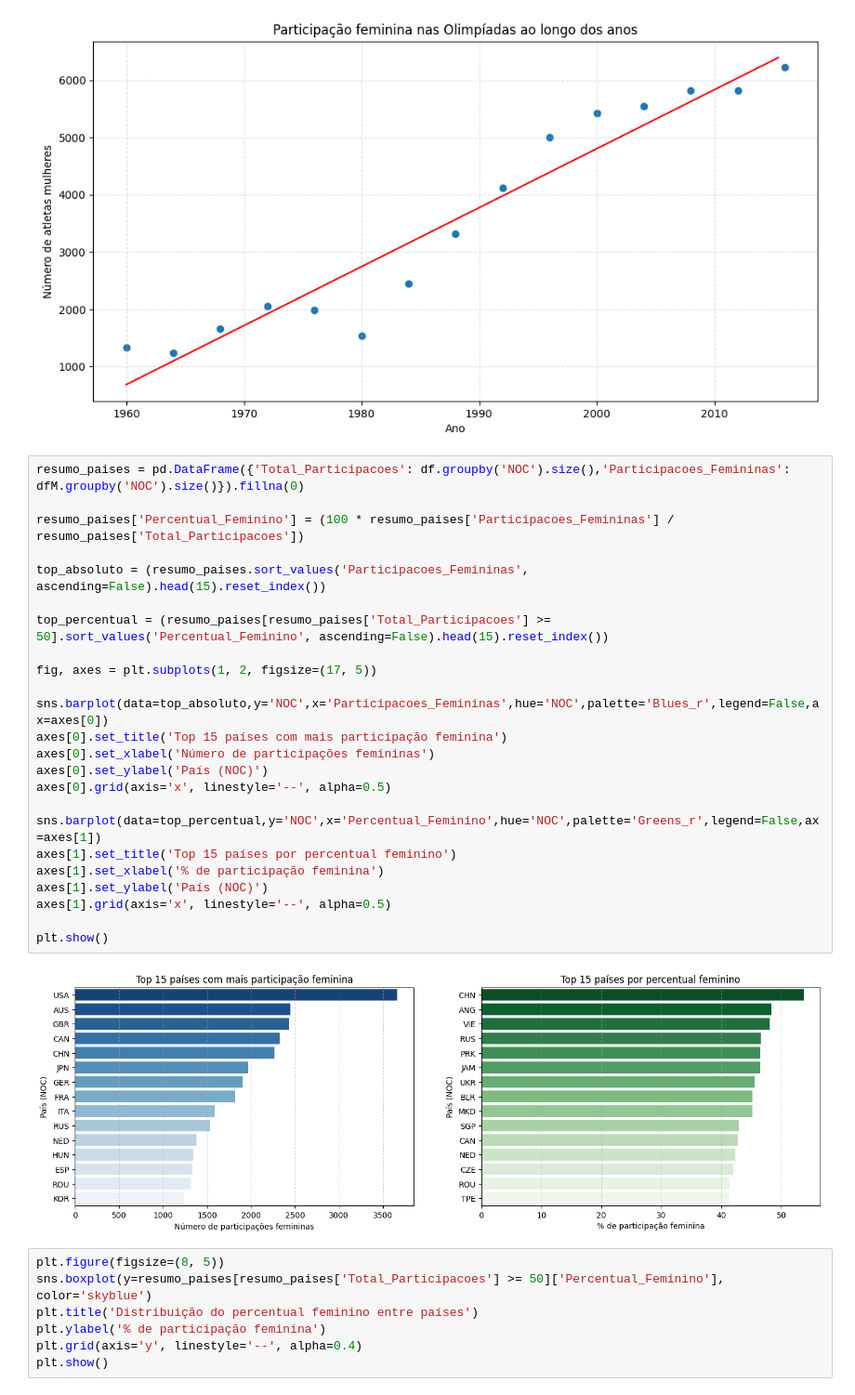
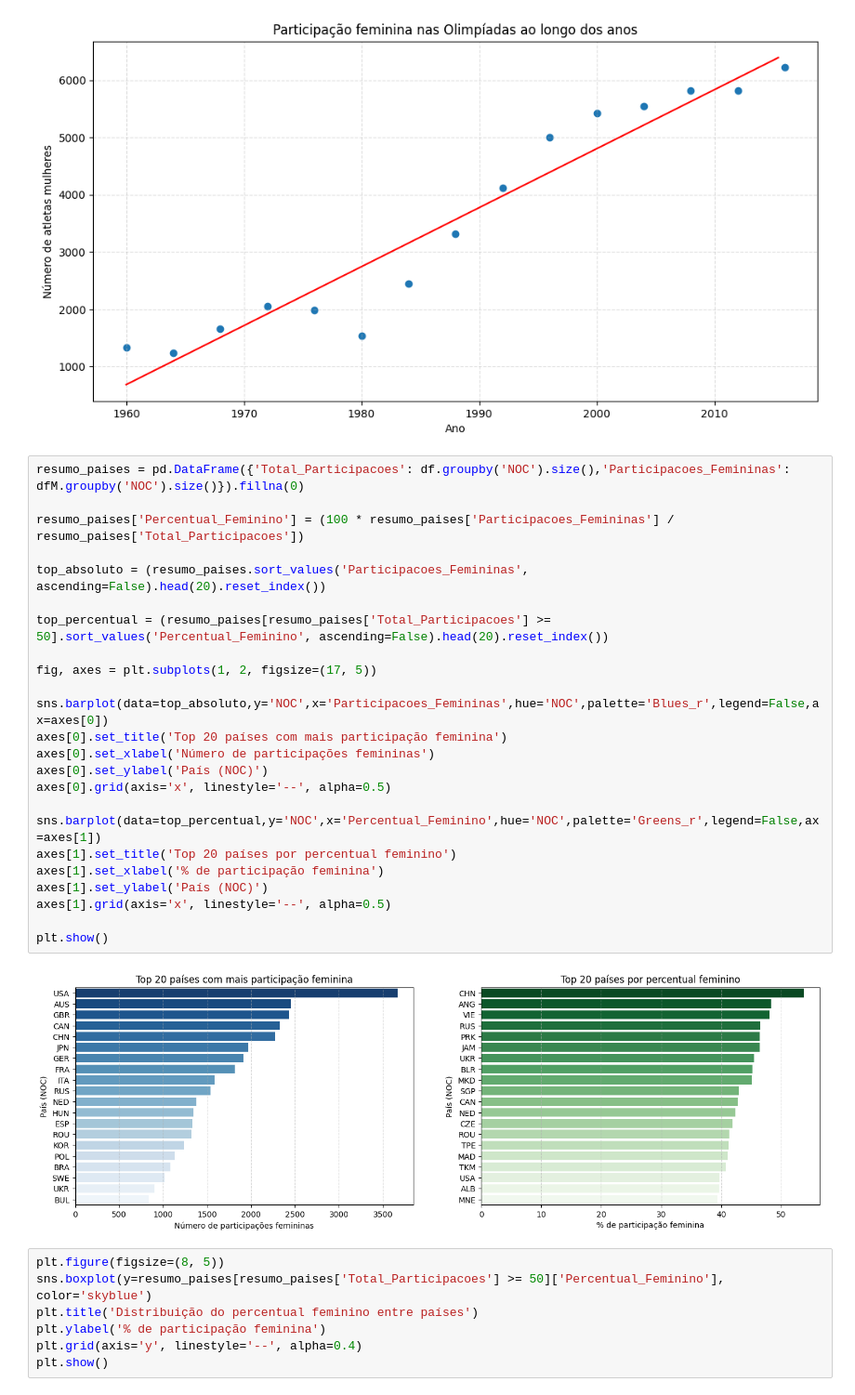
Before and after one commit to ClaraCaldas/Projeto-ICD, a Jupyter notebook: analiseFeminina.ipynb, the cells around one changed output. Shown at 93% size. Saved outputs shown, nothing was run; the diff lists cells and outputs as text.

```diff
--- a/analiseFeminina.ipynb
+++ b/analiseFeminina.ipynb
@@ -90,29 +90,29 @@ show_regression(x, y, a, b)
 # %%
 resumo_paises = pd.DataFrame({'Total_Participacoes': df.groupby('NOC').size(),'Participacoes_Femininas': dfM.groupby('NOC').size()}).fillna(0)
 
 resumo_paises['Percentual_Feminino'] = (100 * resumo_paises['Participacoes_Femininas'] / resumo_paises['Total_Participacoes'])
 
-top_absoluto = (resumo_paises.sort_values('Participacoes_Femininas', ascending=False).head(15).reset_index())
+top_absoluto = (resumo_paises.sort_values('Participacoes_Femininas', ascending=False).head(20).reset_index())
 
-top_percentual = (resumo_paises[resumo_paises['Total_Participacoes'] >= 50].sort_values('Percentual_Feminino', ascending=False).head(15).reset_index())
+top_percentual = (resumo_paises[resumo_paises['Total_Participacoes'] >= 50].sort_values('Percentual_Feminino', ascending=False).head(20).reset_index())
 
 fig, axes = plt.subplots(1, 2, figsize=(17, 5))
 
 sns.barplot(data=top_absoluto,y='NOC',x='Participacoes_Femininas',hue='NOC',palette='Blues_r',legend=False,ax=axes[0])
-axes[0].set_title('Top 15 países com mais participação feminina')
+axes[0].set_title('Top 20 países com mais participação feminina')
 axes[0].set_xlabel('Número de participações femininas')
 axes[0].set_ylabel('País (NOC)')
 axes[0].grid(axis='x', linestyle='--', alpha=0.5)
 
 sns.barplot(data=top_percentual,y='NOC',x='Percentual_Feminino',hue='NOC',palette='Greens_r',legend=False,ax=axes[1])
-axes[1].set_title('Top 15 países por percentual feminino')
+axes[1].set_title('Top 20 países por percentual feminino')
 axes[1].set_xlabel('% de participação feminina')
 axes[1].set_ylabel('País (NOC)')
 axes[1].grid(axis='x', linestyle='--', alpha=0.5)
 
 plt.show()
 # %% [output]
-[figure, old version]
+[figure, new version]
 # %%
 plt.figure(figsize=(8, 5))
 sns.boxplot(y=resumo_paises[resumo_paises['Total_Participacoes'] >= 50]['Percentual_Feminino'], color='skyblue')
```
Also changed, not shown: 2 other files.
